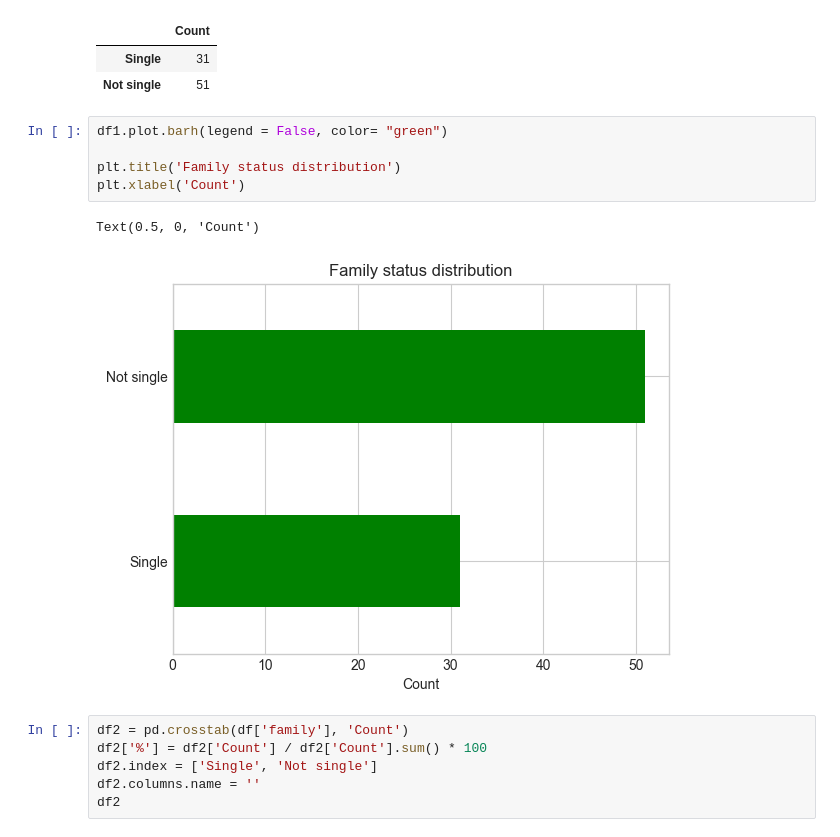
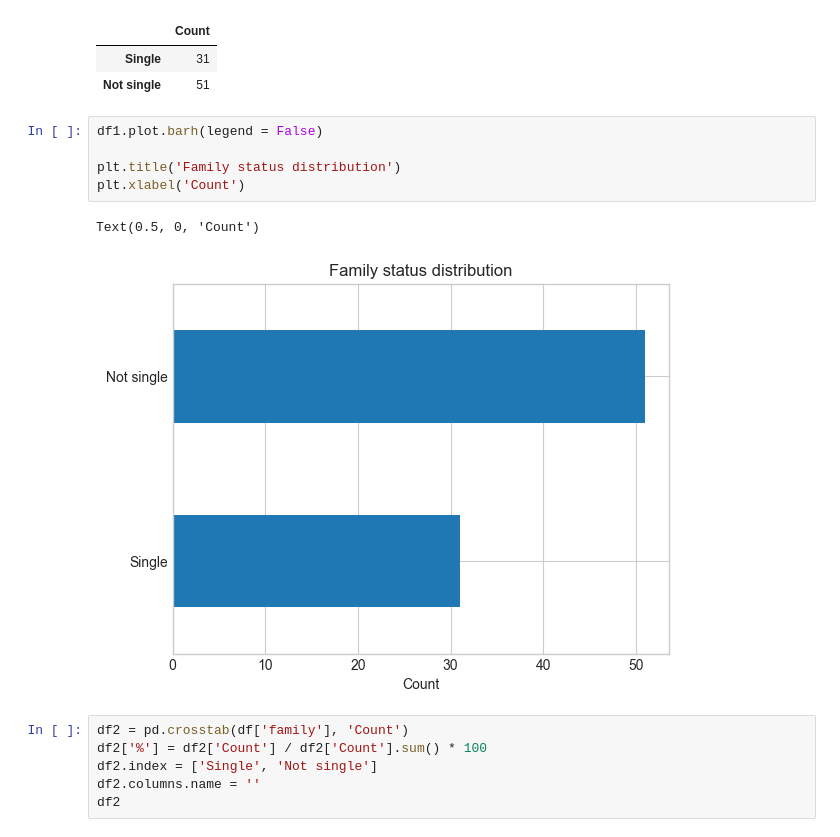
Before and after one commit to KatieRJ/BigDataProject, a Jupyter notebook: Family&Salary.ipynb, the cells around one changed output. Saved outputs shown, nothing was run; the diff lists cells and outputs as text.

```diff
--- a/Family&Salary.ipynb
+++ b/Family&Salary.ipynb
@@ -122,13 +127,13 @@ df1
 | Single | 31 |
 | Not single | 51 |
 # %%
-df1.plot.barh(legend = False, color= "green")
+df1.plot.barh(legend = False)
 
 plt.title('Family status distribution')
 plt.xlabel('Count')
 # %% [output]
 Text(0.5, 0, 'Count')
-[figure, old version]
+[figure, new version]
 # %%
 df2 = pd.crosstab(df['family'], 'Count')
 df2['%'] = df2['Count'] / df2['Count'].sum() * 100
```
Also changed, not shown: parts of 20 cells of this notebook, 2 other files.
